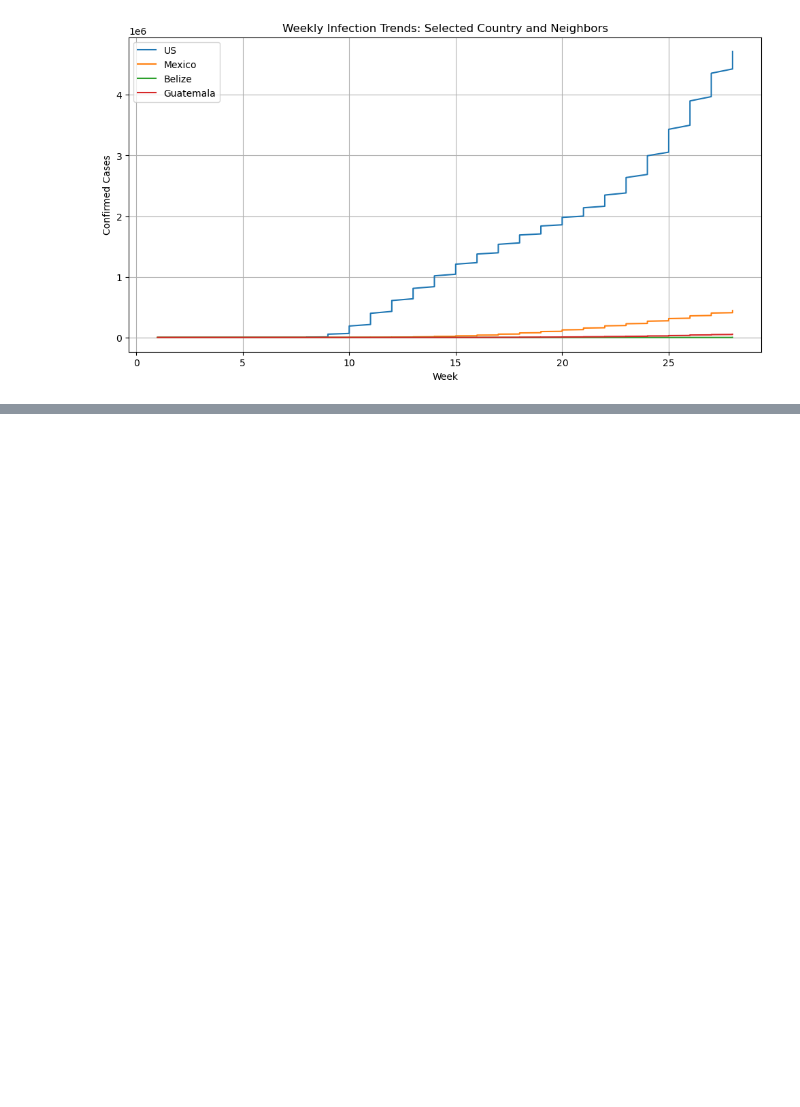
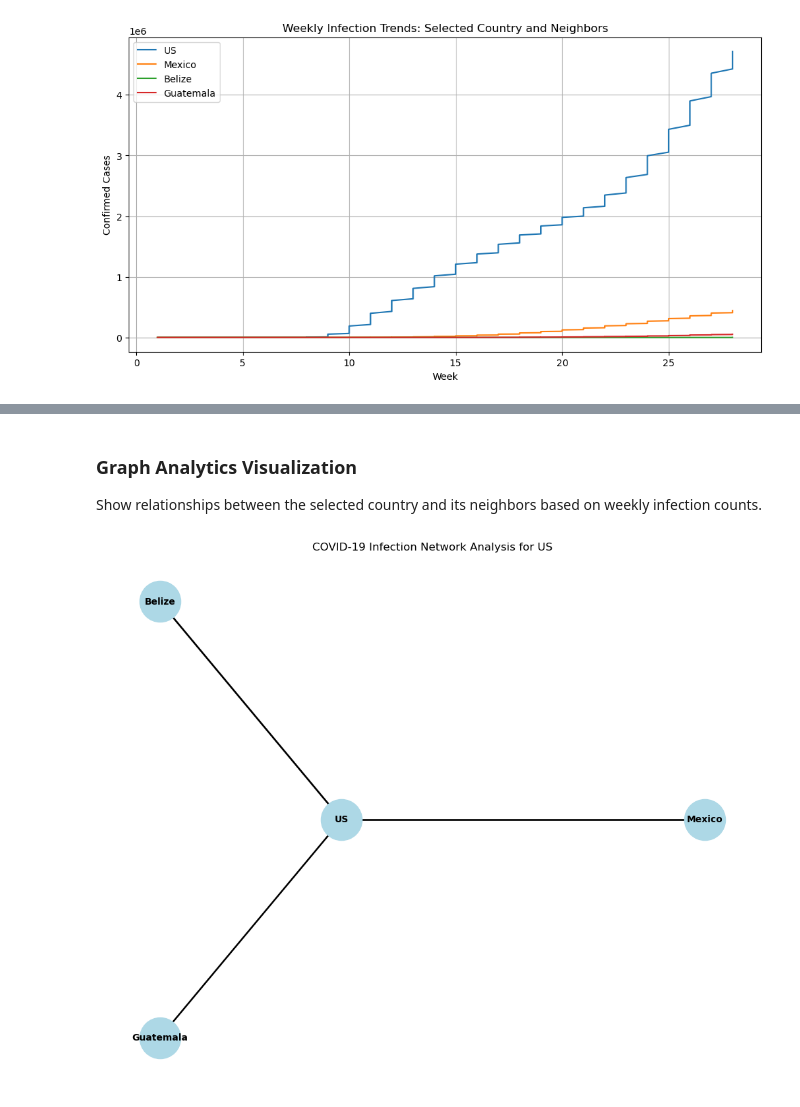
Before and after one commit to CluongUni/torrens-bda601, a Jupyter notebook: Assessment 03/A00117495_BDA601_Assessment3.ipynb, the cells around one changed output, grey strips where cells are left out. Saved outputs shown, nothing was run; the diff lists cells and outputs as text; code cells hidden in the pictures; blank space fills up the shorter version.

```diff
--- a/Assessment 03/A00117495_BDA601_Assessment3.ipynb
+++ b/Assessment 03/A00117495_BDA601_Assessment3.ipynb
@@ -232,0 +334,20 @@ plt.show()
+# %% [markdown]
+### Graph Analytics Visualization
+Show relationships between the selected country and its neighbors based on weekly infection counts.
+# %%
+import networkx as nx
+
+plt.figure(figsize=(10, 8))
+pos = nx.get_node_attributes(G, 'pos')
+nx.draw(G, pos,
+        with_labels=True,
+        node_color='lightblue',
+        node_size=2000,
+        font_size=10,
+        font_weight='bold',
+        width=[G[u][v]['weight'] * 2 for u, v in G.edges()])
+
+plt.title(f"COVID-19 Infection Network Analysis for {selected_country}")
+plt.show()
+# %% [output]
+[figure, added]
```
Also changed, not shown: parts of 22 cells of this notebook.
